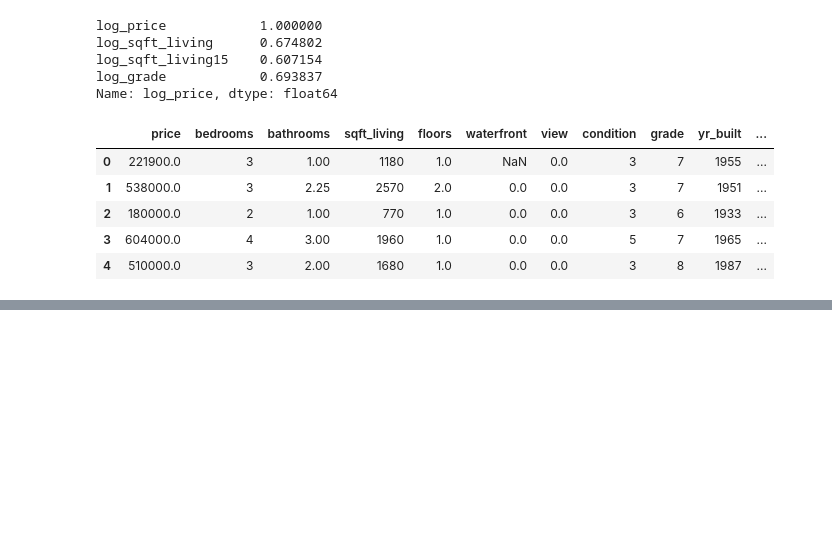
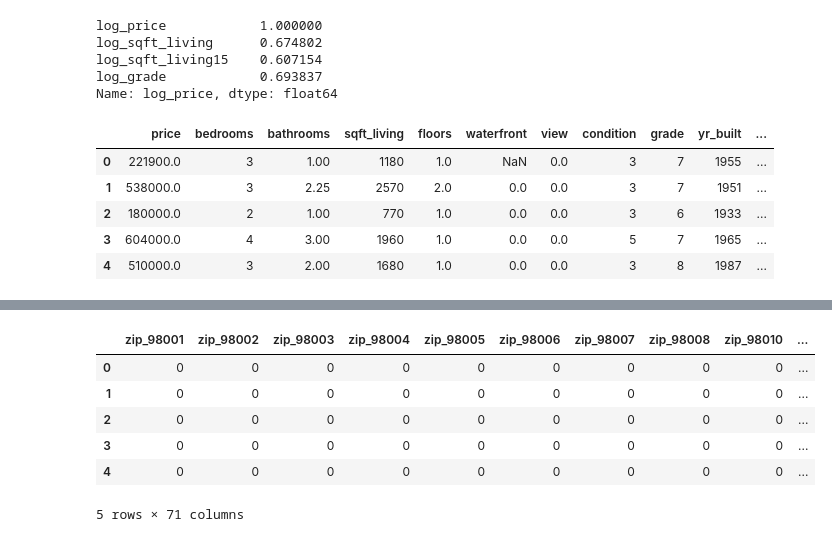
Before and after one commit to flatiron-data-science/dsc-1-final-project, a Jupyter notebook: crisp_dm_data_prep.ipynb, the cells around one changed output, grey strips where cells are left out. Cells and saved outputs as stored; diff of their text form; code cells hidden in the pictures; blank space fills up the shorter version.

```diff
--- a/crisp_dm_data_prep.ipynb
+++ b/crisp_dm_data_prep.ipynb
@@ -145,0 +157,11 @@ zip_dummies = pd.get_dummies((df.zipcode), prefix='zip')
+# %%
+zip_dummies["log_price"] = df["log_price"].values
+zip_dummies.head()
+# %% [output]
+|  | zip_98001 | zip_98002 | zip_98003 | zip_98004 | zip_98005 | zip_98006 | zip_98007 | zip_98008 | zip_98010 | ... |
+| 0 | 0 | 0 | 0 | 0 | 0 | 0 | 0 | 0 | 0 | ... |
+| 1 | 0 | 0 | 0 | 0 | 0 | 0 | 0 | 0 | 0 | ... |
+| 2 | 0 | 0 | 0 | 0 | 0 | 0 | 0 | 0 | 0 | ... |
+| 3 | 0 | 0 | 0 | 0 | 0 | 0 | 0 | 0 | 0 | ... |
+| 4 | 0 | 0 | 0 | 0 | 0 | 0 | 0 | 0 | 0 | ... |
+5 rows × 71 columns
```
Also changed, not shown: parts of 10 cells of this notebook, 3 other files.
